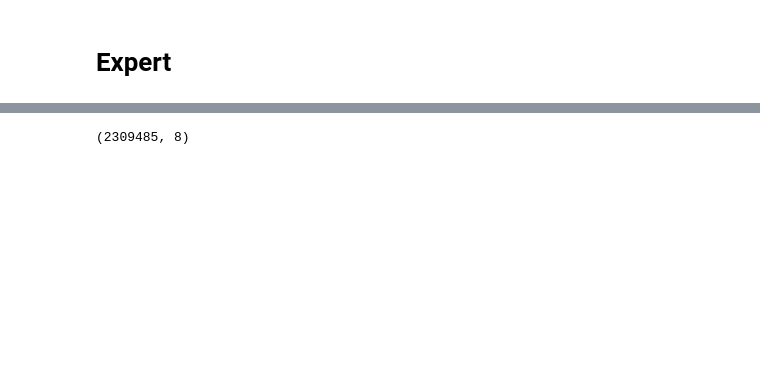
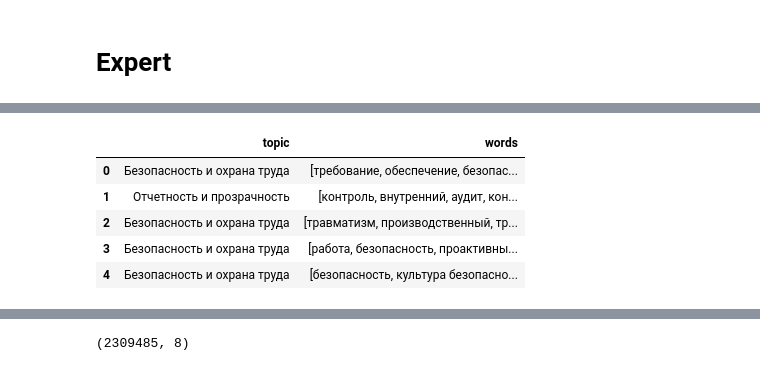
Before and after one commit to tarasovEgor/ESG_Reports, a Jupyter notebook: topics/all_topics_with_expert.ipynb, the cells around one changed output, grey strips where cells are left out. Drawn from its saved outputs; the diff is of its cells as text; code cells hidden in the pictures; blank space fills up the shorter version.

```diff
--- a/topics/all_topics_with_expert.ipynb
+++ b/topics/all_topics_with_expert.ipynb
@@ -94,0 +86,30 @@ matrix.shape
+# %%
+vector = []
+labels = []
+found_words = []
+true_expert_found_words = []
+
+for i, (text, expert_topic) in tqdm(
+    enumerate(zip(df["cleaned_text"], df["true_expert"])), total=df["cleaned_text"].shape[0]
+):
+    tmp = np.zeros(topics_vectors.shape[1])
+    if pd.isna(text):
+        continue
+
+    if not re_dict.get(expert_topic, False):
+        continue
+
+    if len(re_dict[expert_topic].findall(text)) < 5:
+        continue
+
+    text_words = {}
+    for key, regex in re_dict.items():
+        words = regex.findall(text)
+        text_words[key] = words
+        if key == expert_topic:
+            true_expert_found_words.append((key, words))
+        for word in words:
+            tmp[word2idx[word]] = 1
+    vector.append(tmp)
+    labels.append(expert_topic)
+    found_words.append(text_words)
@@ -94,0 +129,10 @@ matrix.shape
+# %%
+p = pd.DataFrame(true_expert_found_words).rename(columns={0: "topic", 1: "words"})
+p.head()
+# %% [output]
+|  | topic | words |
+| 0 | Безопасность и охрана труда | [требование, обеспечение, безопас... |
+| 1 | Отчетность и прозрачность | [контроль, внутренний, аудит, кон... |
+| 2 | Безопасность и охрана труда | [травматизм, производственный, тр... |
+| 3 | Безопасность и охрана труда | [работа, безопасность, проактивны... |
+| 4 | Безопасность и охрана труда | [безопасность, культура безопасно... |
```
Also changed, not shown: parts of 28 cells of this notebook.
